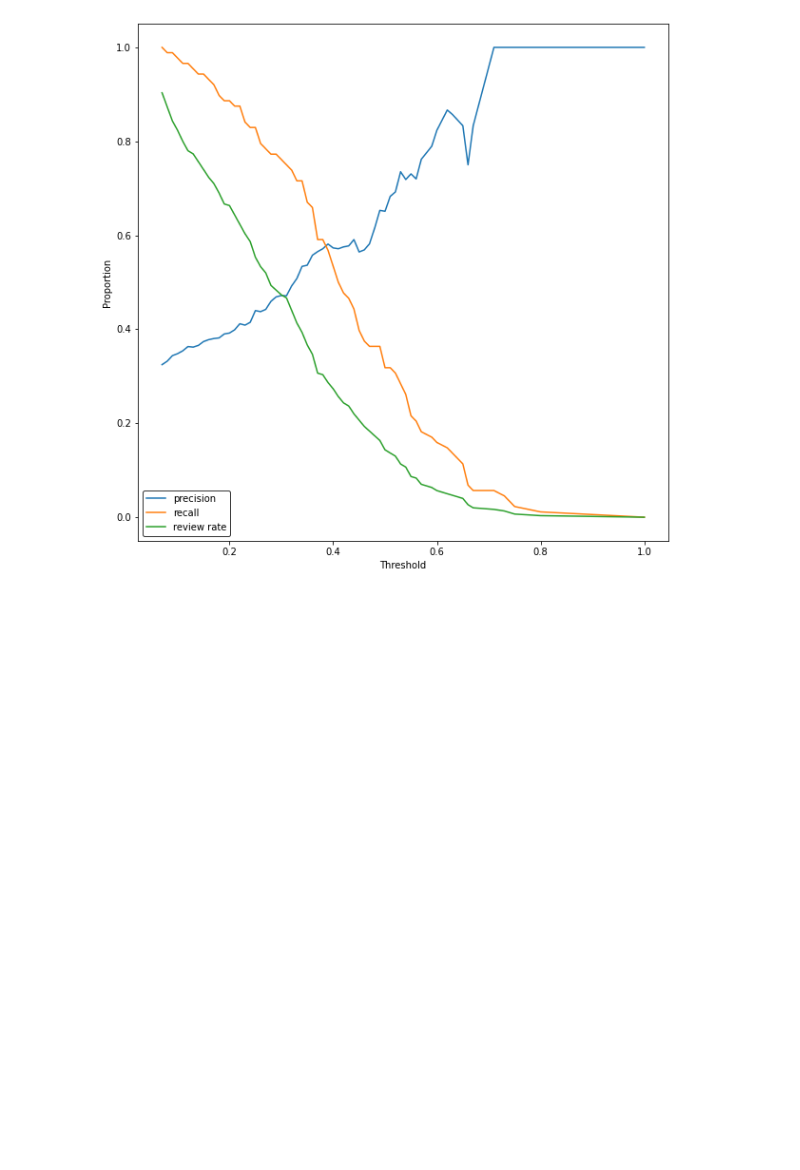
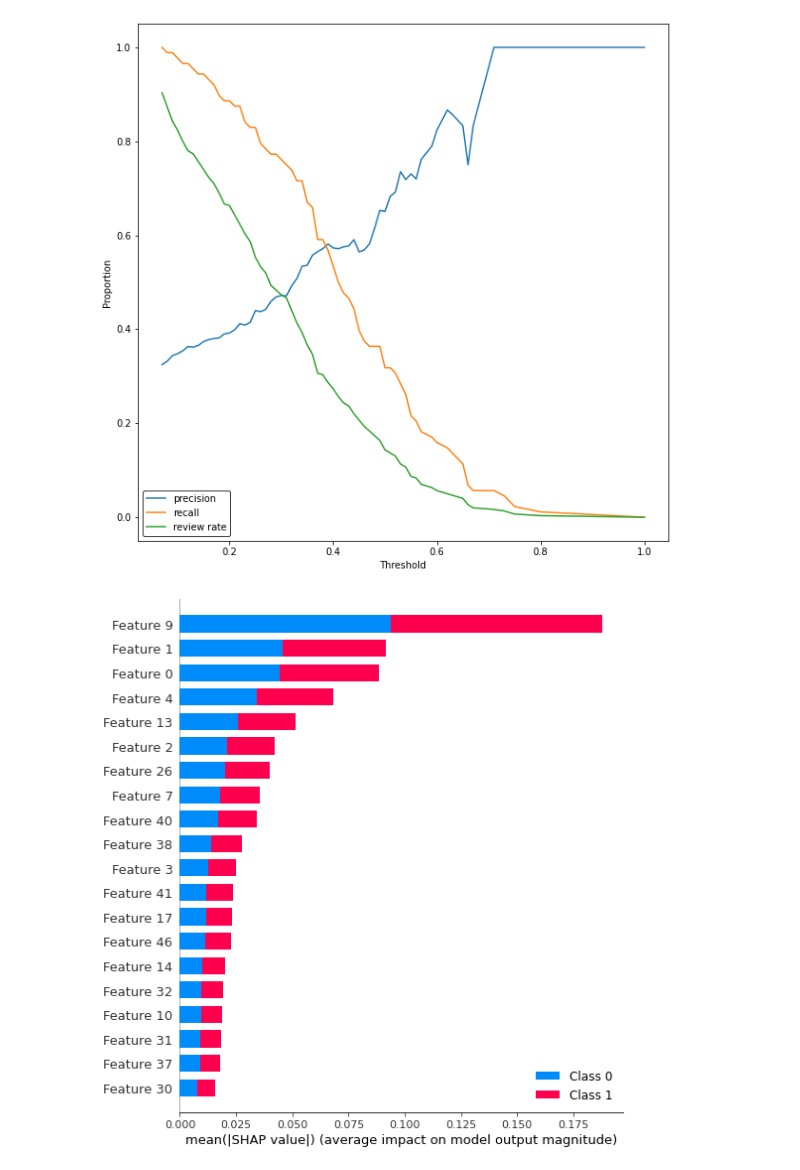
Before and after one commit to jstephenj14/classification-model-workflow, a Jupyter notebook: workflow normal.ipynb, the cells around one changed output. Drawn from its saved outputs; the diff is of its cells as text; code cells hidden in the pictures; blank space fills up the shorter version.

Commit message:
adding shap values

```diff
--- a/workflow normal.ipynb
+++ b/workflow normal.ipynb
@@ -123,0 +127,8 @@ Text(0, 0.5, 'Proportion')
+# %%
+explainer = shap.TreeExplainer(Classifier)
+# %%
+shap_values = explainer.shap_values(train_signals)
+# %%
+shap.summary_plot(shap_values, train_signals)
+# %% [output]
+[figure, added]
```
Also changed, not shown: parts of 3 cells of this notebook, 1 other file.
